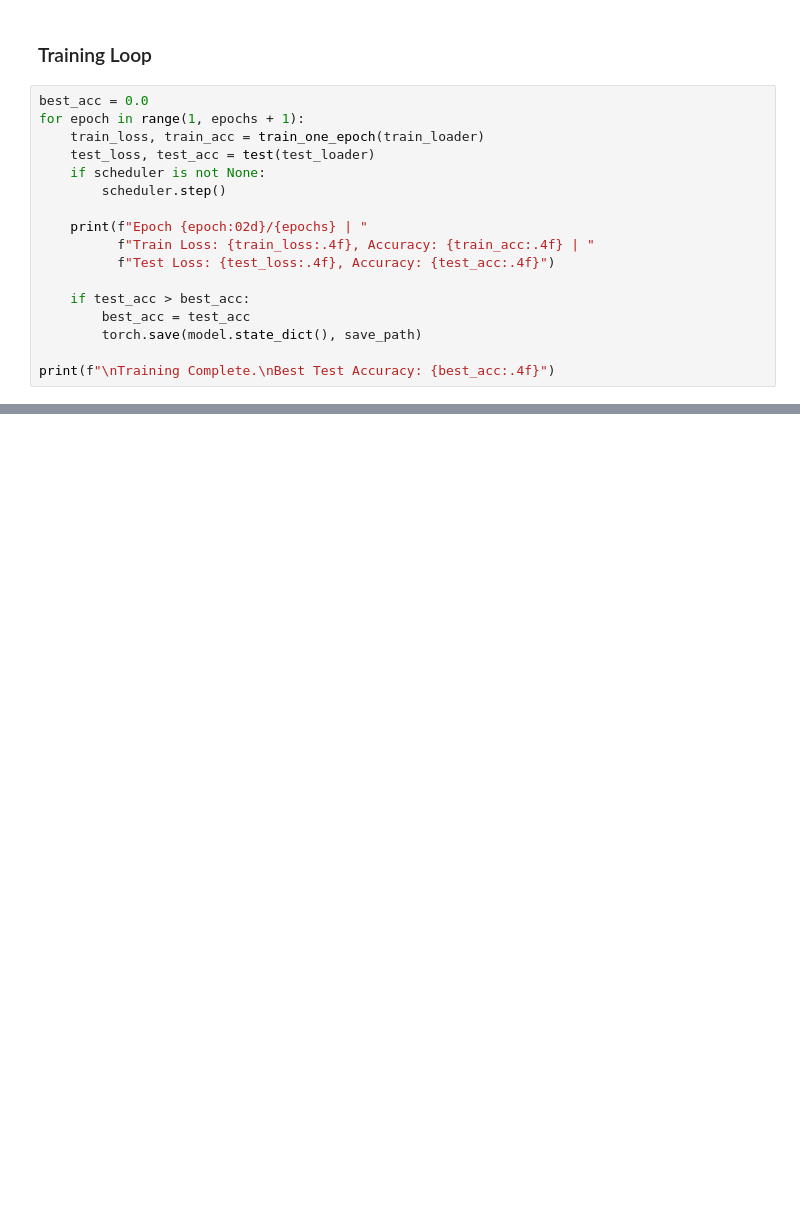
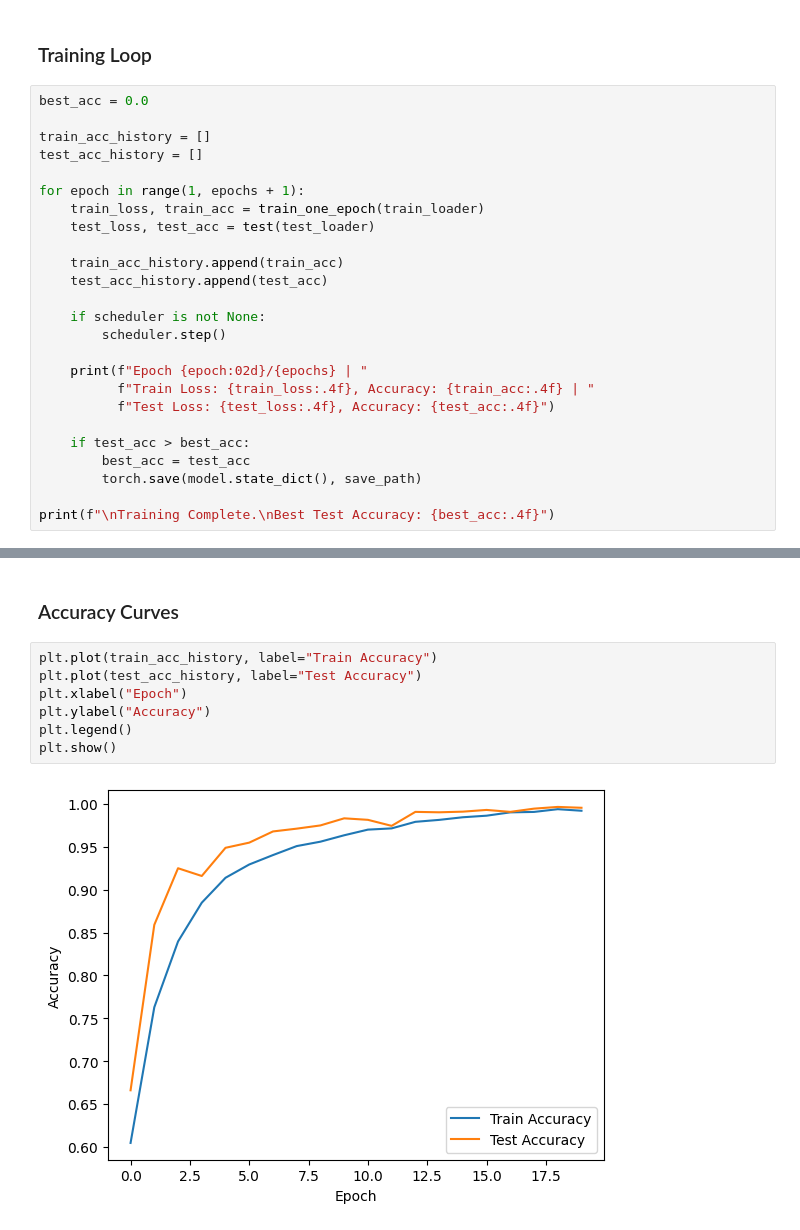
Before and after one commit to yuvarajk2109/cane-sense, a Jupyter notebook: CaneSight.ipynb, the cells around one changed output, grey strips where cells are left out. Saved outputs shown, nothing was run; the diff lists cells and outputs as text; blank space fills up the shorter version.

```diff
--- a/CaneSight.ipynb
+++ b/CaneSight.ipynb
@@ -334,9 +338,17 @@ def test(loader):
 ### Training Loop
 # %%
 best_acc = 0.0
+
+train_acc_history = []
+test_acc_history = []
+
 for epoch in range(1, epochs + 1):
     train_loss, train_acc = train_one_epoch(train_loader)
     test_loss, test_acc = test(test_loader)
+
+    train_acc_history.append(train_acc)
+    test_acc_history.append(test_acc)
+
     if scheduler is not None:
         scheduler.step()
 
@@ -369,0 +463,11 @@ Best Test Accuracy: 0.9962
+# %% [markdown]
+### Accuracy Curves
+# %%
+plt.plot(train_acc_history, label="Train Accuracy")
+plt.plot(test_acc_history, label="Test Accuracy")
+plt.xlabel("Epoch")
+plt.ylabel("Accuracy")
+plt.legend()
+plt.show()
+# %% [output]
+[figure, added]
```
Also changed, not shown: parts of 14 cells of this notebook.
